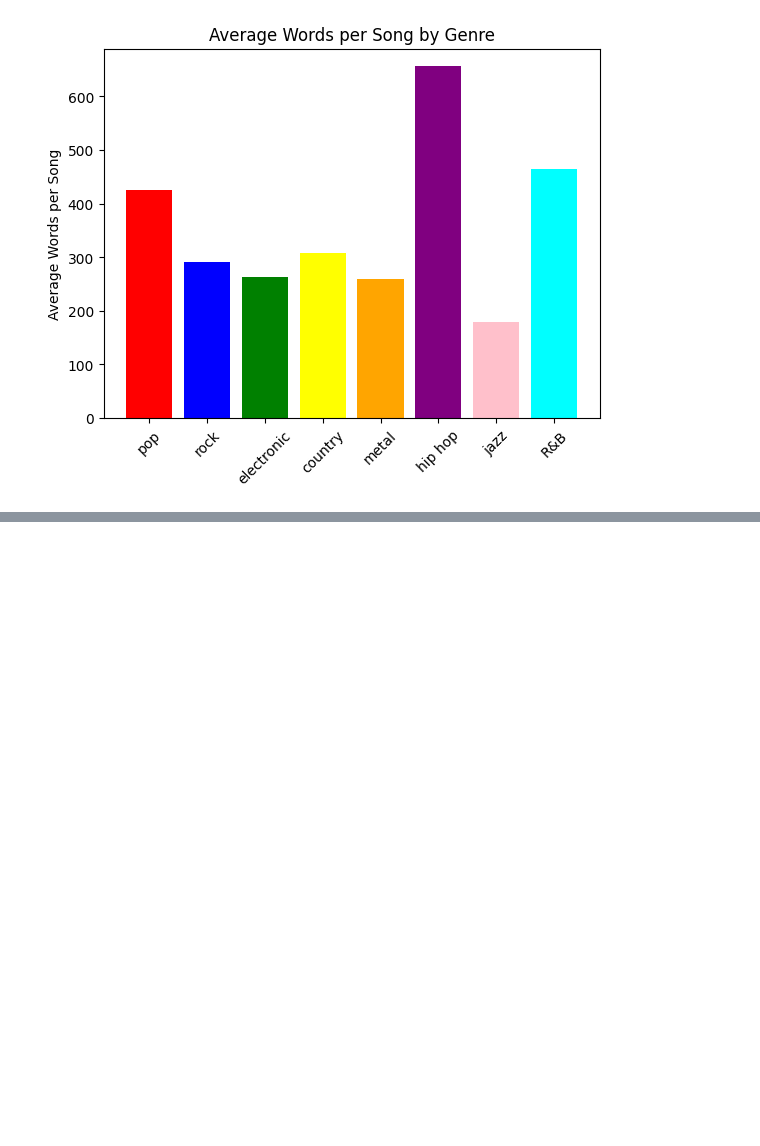
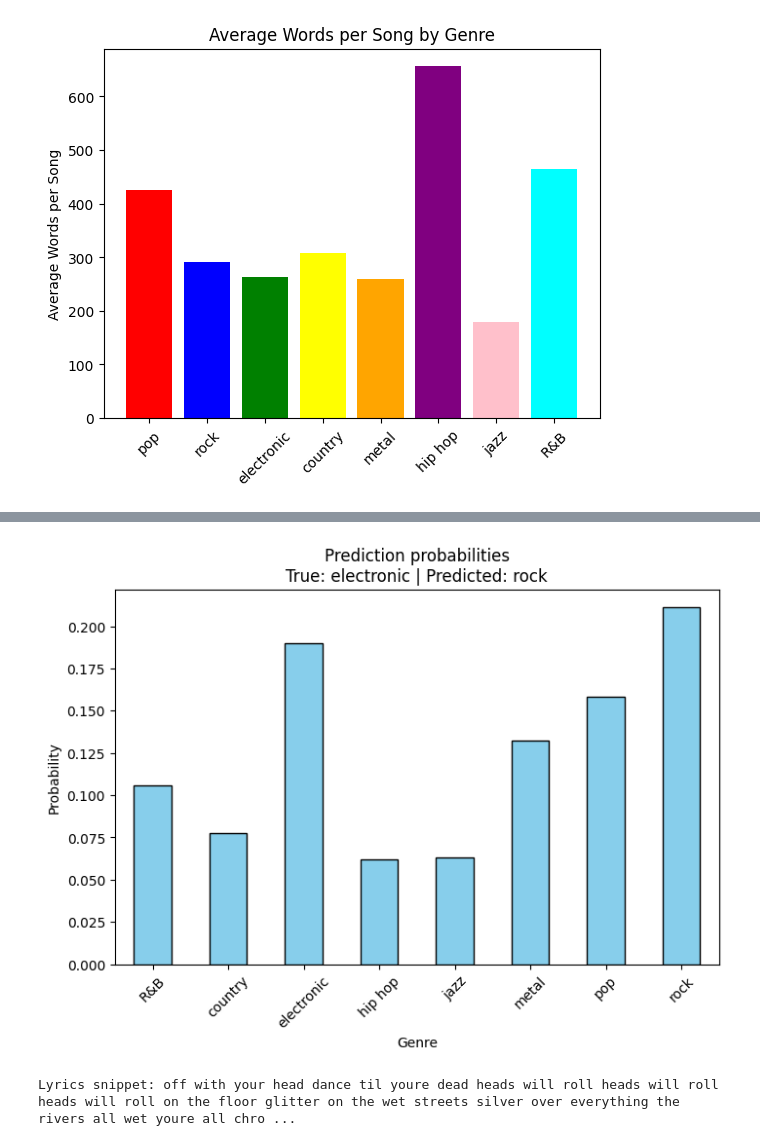
Before and after one commit to michaelhijduk/DS-4002, a Jupyter notebook: scripts/data_cleaning.ipynb, the cells around one changed output, grey strips where cells are left out. Drawn from its saved outputs; the diff is of its cells as text; code cells hidden in the pictures; blank space fills up the shorter version.

```diff
--- a/scripts/data_cleaning.ipynb
+++ b/scripts/data_cleaning.ipynb
@@ -172,0 +258,14 @@ tfidf_vectorizer = TfidfVectorizer(
+# %%
+# Extract the trained TF-IDF vectorizer and classifier from the pipeline
+vectorizer = pipeline.named_steps["tfidf"]
+clf = pipeline.named_steps["clf"]
+
+# Get feature names (words/phrases)
+feature_names = vectorizer.get_feature_names_out()
+
+for i, genre in enumerate(clf.classes_):
+    # Get top 10 words with highest positive coefficients for this genre
+    top10 = np.argsort(clf.coef_[i])[-10:]
+    print(f"\nTop words for genre '{genre}':")
+    for idx in reversed(top10):
+        print(f"  {feature_names[idx]} ({clf.coef_[i][idx]:.3f})")
@@ -172,0 +290,31 @@ tfidf_vectorizer = TfidfVectorizer(
+# %%
+# Get probabilities for each class (genre)
+probas = pipeline.predict_proba(X_test)
+
+# Wrap into a DataFrame for convenience
+probas_df = pd.DataFrame(probas, columns=clf.classes_)
+probas_df["True Genre"] = y_test
+probas_df["Predicted Genre"] = y_pred
+probas_df["Lyrics"] = X_test
+
+# Filter misclassified songs
+mistakes = probas_df[probas_df["True Genre"] != probas_df["Predicted Genre"]]
+
+# Pick one misclassified example
+example = mistakes.sample(1, random_state=42).iloc[0]
+
+# Bar chart
+plt.figure(figsize=(8, 5))
+example[clf.classes_].plot(kind="bar", color="skyblue", edgecolor="black")
+
+plt.title(f"Prediction probabilities\nTrue: {example['True Genre']} | Predicted: {example['Predicted Genre']}")
+plt.ylabel("Probability")
+plt.xlabel("Genre")
+plt.xticks(rotation=45)
+plt.show()
+
+# Show lyric snippet for context
+print("Lyrics snippet:", example["Lyrics"][:200], "...")
+# %% [output]
+[figure, added]
+Lyrics snippet: off with your head dance til youre dead heads will roll heads will roll heads will roll on the floor glitter on the wet streets silver over everything the rivers all wet youre all chro ...
```
Also changed, not shown: parts of 5 cells of this notebook.
